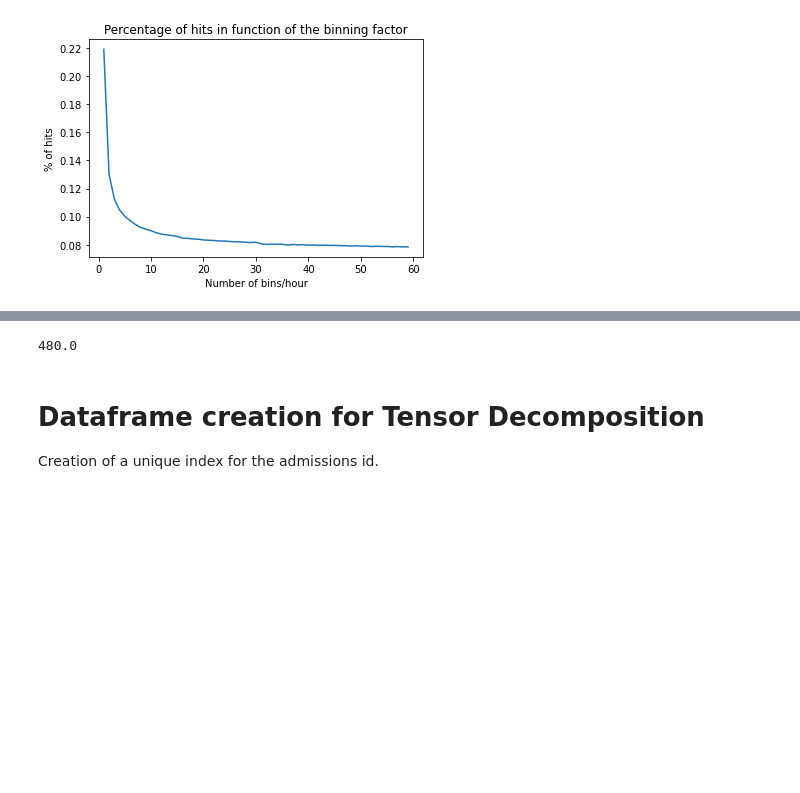
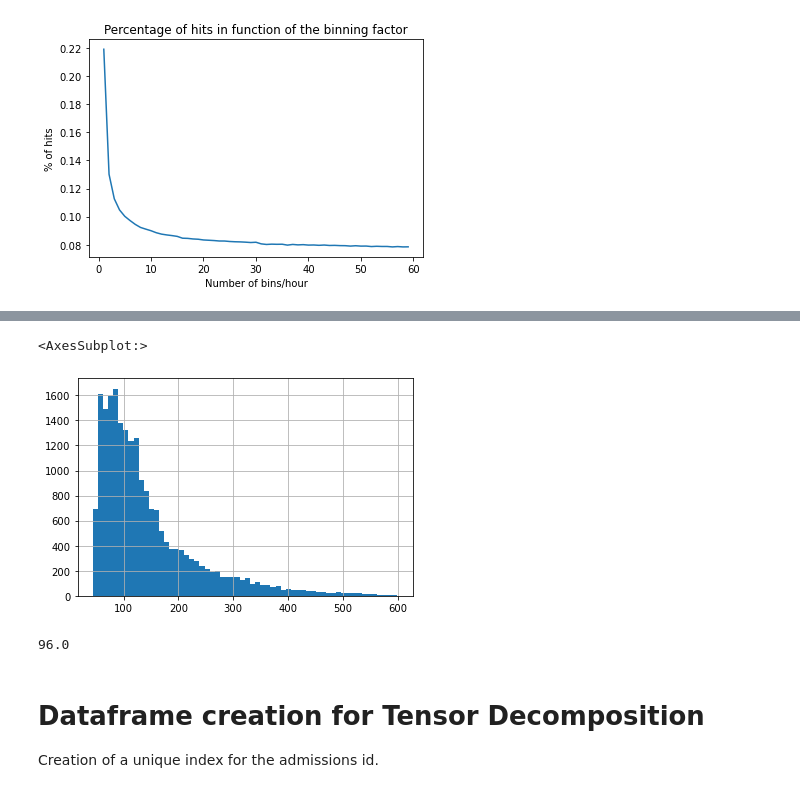
Before and after one commit to keytsuda/Continuous-Monitoring-of-Vital, a Jupyter notebook: GRUODEBayse/data_preproc/MIMIC/DataMerging.ipynb, the cells around one changed output, grey strips where cells are left out. Cells and saved outputs as stored; diff of their text form; code cells hidden in the pictures; blank space fills up the shorter version.

```diff
--- a/GRUODEBayse/data_preproc/MIMIC/DataMerging.ipynb
+++ b/GRUODEBayse/data_preproc/MIMIC/DataMerging.ipynb
@@ -267,7 +344,13 @@ complete_df10=complete_df10.drop(complete_df10.loc[complete_df10["HADM_ID"].isin
+# %%
+id_counts=complete_df02.groupby("HADM_ID").count()
+id_counts["TIME"][id_counts["TIME"]<600].hist(bins=60)
+# %% [output]
+<AxesSubplot:>
+[figure, added]
 # %%
-complete_df10["TIME"].max()
+complete_df02["TIME"].max()
 # %% [output]
-480.0
+96.0
 # %% [markdown]
 # Dataframe creation for Tensor Decomposition
 
```
Also changed, not shown: parts of 18 cells of this notebook, 9 other files.
